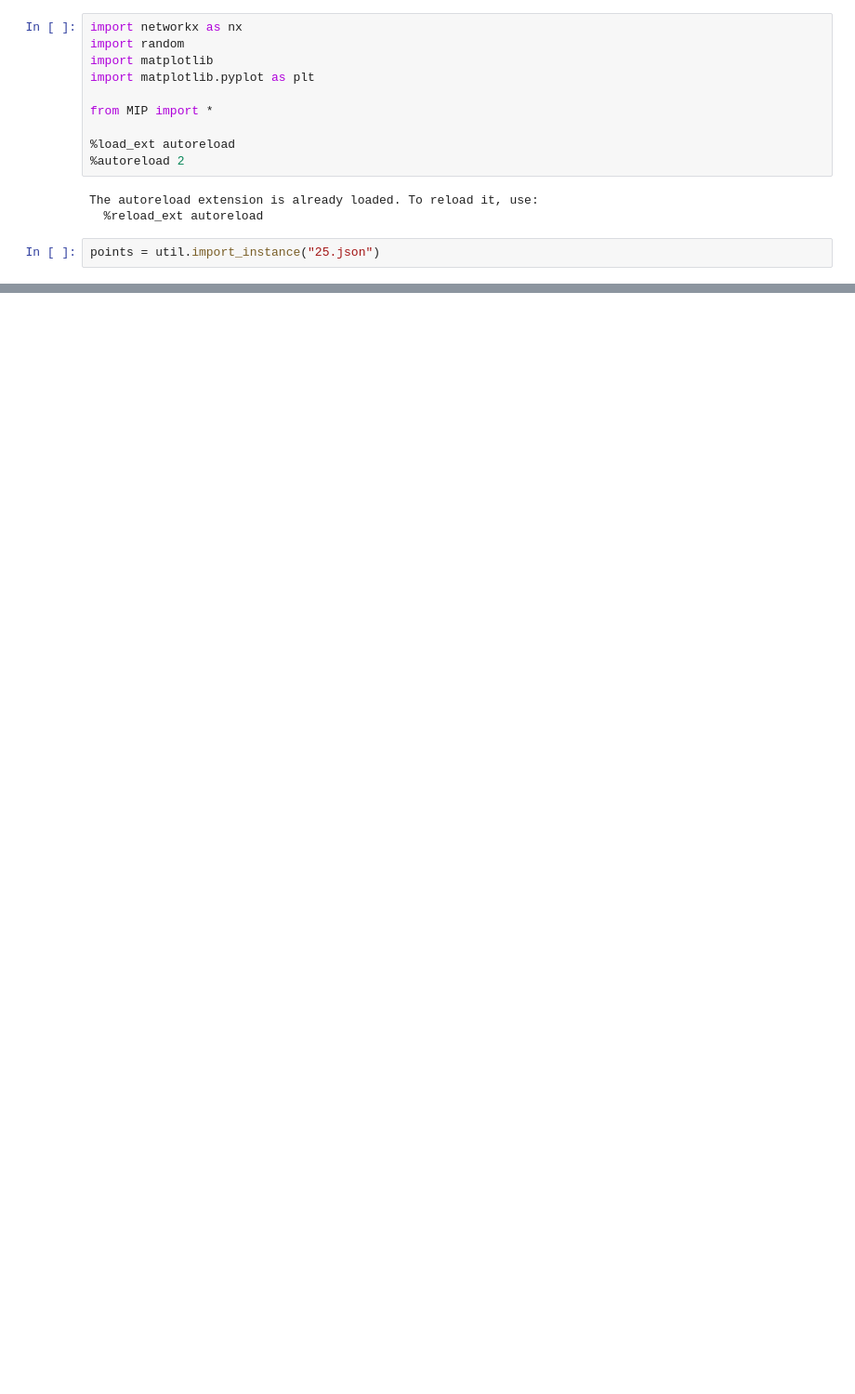
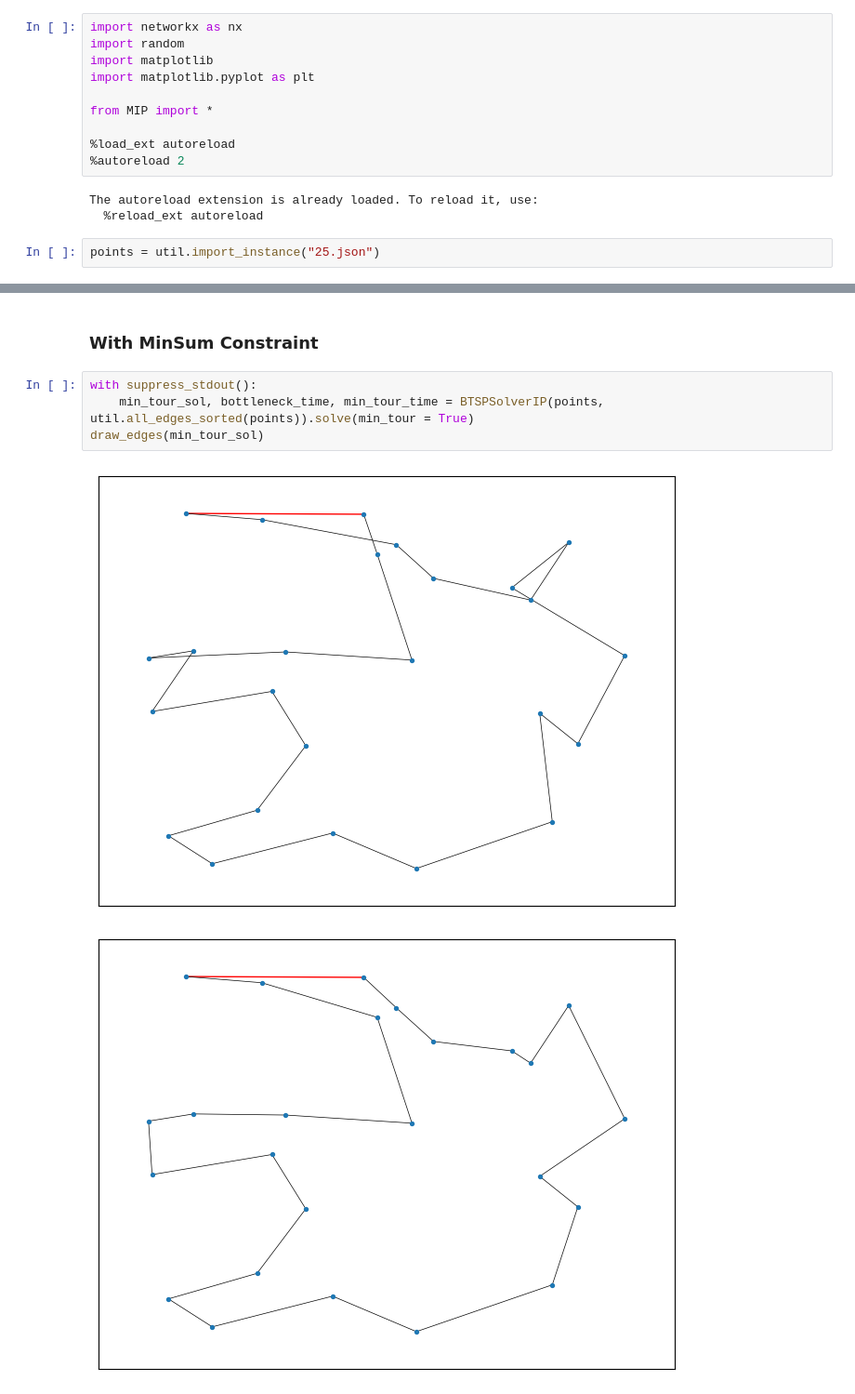
Before and after one commit to uwu-octane/alg_lab, a Jupyter notebook: 04_mip/mip.ipynb, the cells around one changed output, grey strips where cells are left out. Shown at 93% size. Drawn from its saved outputs; the diff is of its cells as text; blank space fills up the shorter version.

```diff
--- a/04_mip/mip.ipynb
+++ b/04_mip/mip.ipynb
@@ -27,3 +34,12 @@ draw_edges(sol)
+# %% [markdown]
+### With MinSum Constraint
+# %%
+with suppress_stdout():
+    min_tour_sol, bottleneck_time, min_tour_time = BTSPSolverIP(points, util.all_edges_sorted(points)).solve(min_tour = True)
+draw_edges(min_tour_sol)
+# %% [output]
+[figure, added]
+[figure, added]
 # %%
 sol = BTSPSolverCP(list(points)).solve()
 draw_edges(sol)
```
Also changed, not shown: parts of 7 cells of this notebook, 3 other files.
